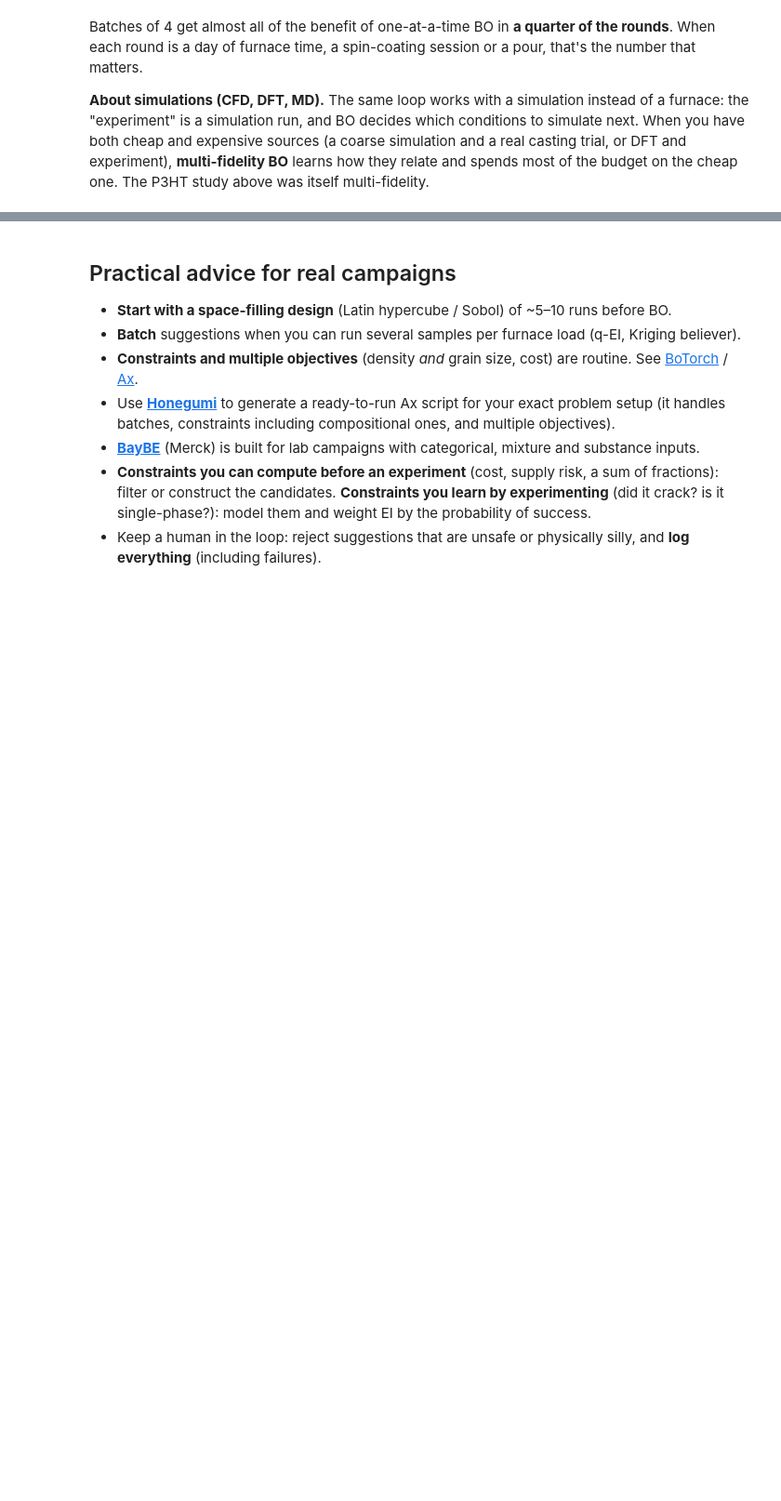
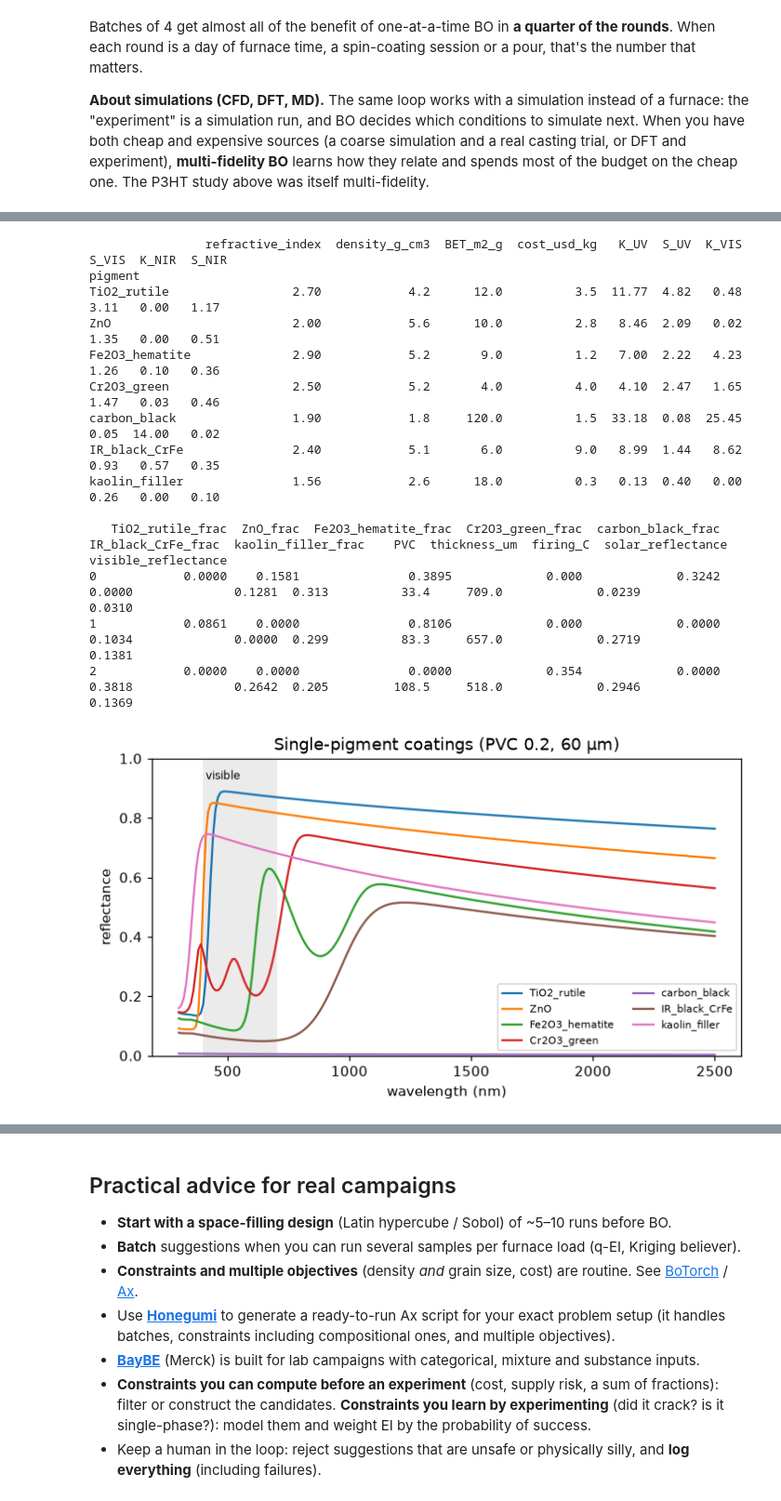
Before and after one commit to sp8rks/ACerS_AI_ML_Workshop, a Jupyter notebook: sessions/05_bayesian_optimization/05_bayesian_optimization.ipynb, the cells around one changed output, grey strips where cells are left out. Shown at 93% size. Cells and saved outputs as stored; diff of their text form; code cells hidden in the pictures; blank space fills up the shorter version.

```diff
--- a/sessions/05_bayesian_optimization/05_bayesian_optimization.ipynb
+++ b/sessions/05_bayesian_optimization/05_bayesian_optimization.ipynb
@@ -526,0 +535,32 @@ Batches of 4 get almost all of the benefit of one-at-a-time BO in **a quarter of
+# %%
+from workshop_utils.coatings import pigment_table, formulation_vector, coating_spectrum, WAVELENGTHS
+
+pigments = pigment_table()          # one row per raw material: datasheet values + band-averaged K and S (1/µm)
+coat = load_dataset("coatings")
+frac_cols = [c for c in coat if c.endswith("_frac")]
+process = ["PVC", "thickness_um", "firing_C"]
+print(pigments.round(2).to_string(), "\n")
+print(coat.head(3).to_string())
+
+fig, ax = plt.subplots(figsize=(7.5, 3.8))
+ax.axvspan(400, 700, color="0.92", zorder=0); ax.text(410, 0.93, "visible", fontsize=8)
+for p in pigments.index:
+    ax.plot(WAVELENGTHS, coating_spectrum({p: 1.0}, pvc=0.2, thickness_um=60, firing_C=600), label=p)
+ax.set_xlabel("wavelength (nm)"); ax.set_ylabel("reflectance"); ax.set_ylim(0, 1)
+ax.set_title("Single-pigment coatings (PVC 0.2, 60 µm)"); ax.legend(fontsize=7, ncol=2); plt.show()
+# %% [output]
+                refractive_index  density_g_cm3  BET_m2_g  cost_usd_kg   K_UV  S_UV  K_VIS  S_VIS  K_NIR  S_NIR
+pigment
+TiO2_rutile                 2.70            4.2      12.0          3.5  11.77  4.82   0.48   3.11   0.00   1.17
+ZnO                         2.00            5.6      10.0          2.8   8.46  2.09   0.02   1.35   0.00   0.51
+Fe2O3_hematite              2.90            5.2       9.0          1.2   7.00  2.22   4.23   1.26   0.10   0.36
+Cr2O3_green                 2.50            5.2       4.0          4.0   4.10  2.47   1.65   1.47   0.03   0.46
+carbon_black                1.90            1.8     120.0          1.5  33.18  0.08  25.45   0.05  14.00   0.02
+IR_black_CrFe               2.40            5.1       6.0          9.0   8.99  1.44   8.62   0.93   0.57   0.35
+kaolin_filler               1.56            2.6      18.0          0.3   0.13  0.40   0.00   0.26   0.00   0.10
+
+   TiO2_rutile_frac  ZnO_frac  Fe2O3_hematite_frac  Cr2O3_green_frac  carbon_black_frac  IR_black_CrFe_frac  kaolin_filler_frac    PVC  thickness_um  firing_C  solar_reflectance  visible_reflectance
+0            0.0000    0.1581               0.3895             0.000             0.3242              0.0000              0.1281  0.313          33.4     709.0             0.0239               0.0310
+1            0.0861    0.0000               0.8106             0.000             0.0000              0.1034              0.0000  0.299          83.3     657.0             0.2719               0.1381
+2            0.0000    0.0000               0.0000             0.354             0.0000              0.3818              0.2642  0.205         108.5     518.0             0.2946               0.1369
+[figure, added]
```
Also changed, not shown: parts of 8 cells of this notebook, 8 other files.
